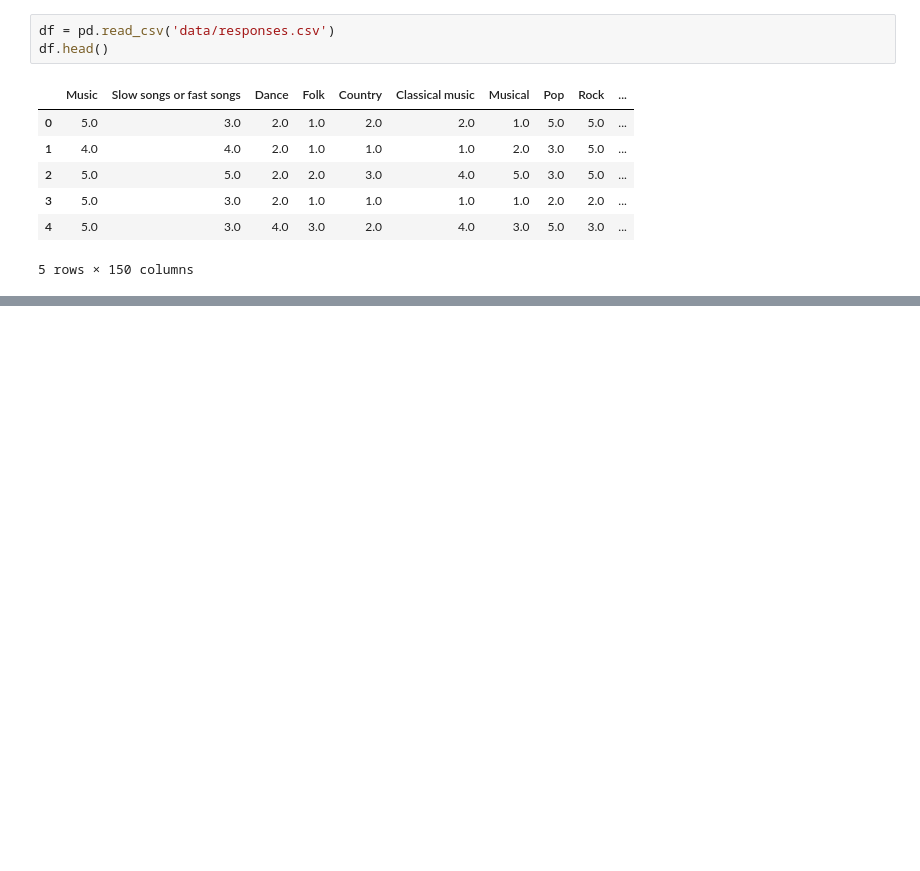
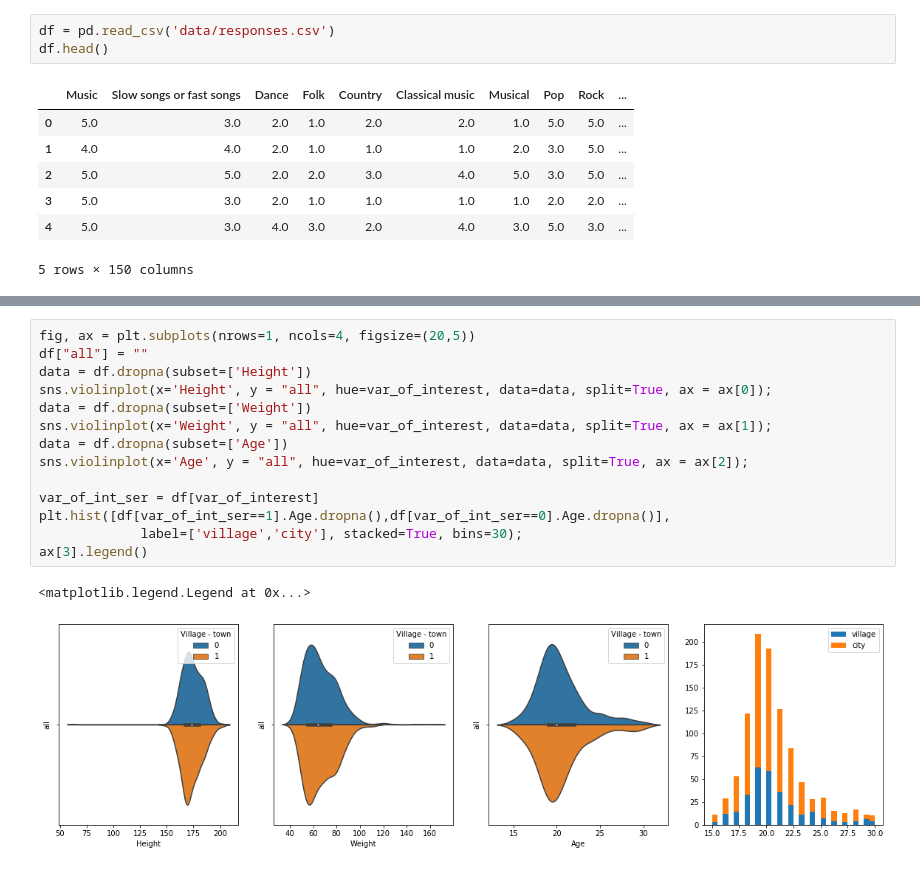
Before and after one commit to blazejdolicki/data-madness, a Jupyter notebook: Data_Analysis.ipynb, the cells around one changed output, grey strips where cells are left out. Drawn from its saved outputs; the diff is of its cells as text; blank space fills up the shorter version.

```diff
--- a/Data_Analysis.ipynb
+++ b/Data_Analysis.ipynb
@@ -13,0 +57,17 @@ df.head()
+# %%
+fig, ax = plt.subplots(nrows=1, ncols=4, figsize=(20,5))
+df["all"] = ""
+data = df.dropna(subset=['Height'])
+sns.violinplot(x='Height', y = "all", hue=var_of_interest, data=data, split=True, ax = ax[0]);
+data = df.dropna(subset=['Weight'])
+sns.violinplot(x='Weight', y = "all", hue=var_of_interest, data=data, split=True, ax = ax[1]);
+data = df.dropna(subset=['Age'])
+sns.violinplot(x='Age', y = "all", hue=var_of_interest, data=data, split=True, ax = ax[2]);
+
+var_of_int_ser = df[var_of_interest]
+plt.hist([df[var_of_int_ser==1].Age.dropna(),df[var_of_int_ser==0].Age.dropna()],
+             label=['village','city'], stacked=True, bins=30);
+ax[3].legend()
+# %% [output]
+<matplotlib.legend.Legend at 0x...>
+[figure, added]
```
Also changed, not shown: parts of 8 cells of this notebook.
